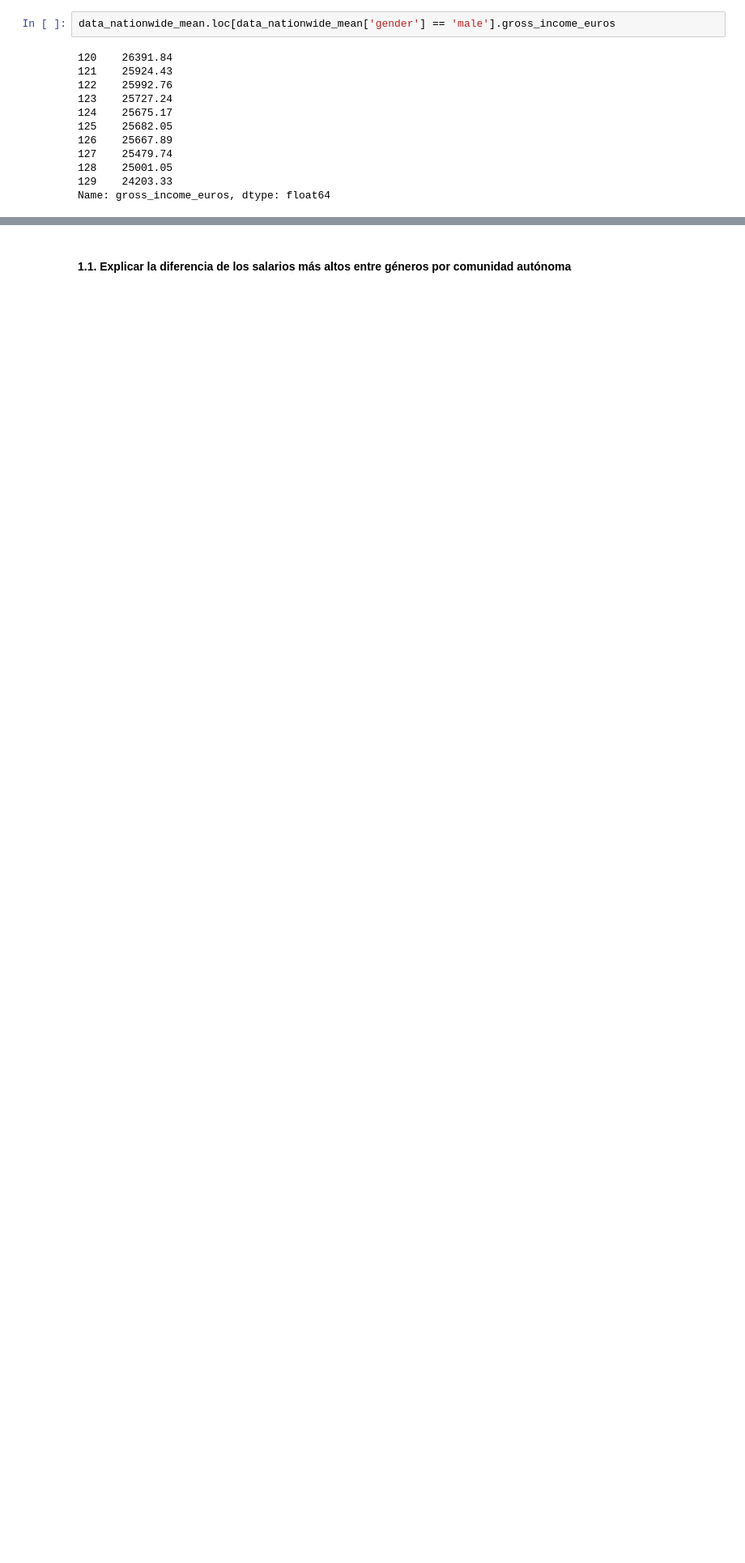
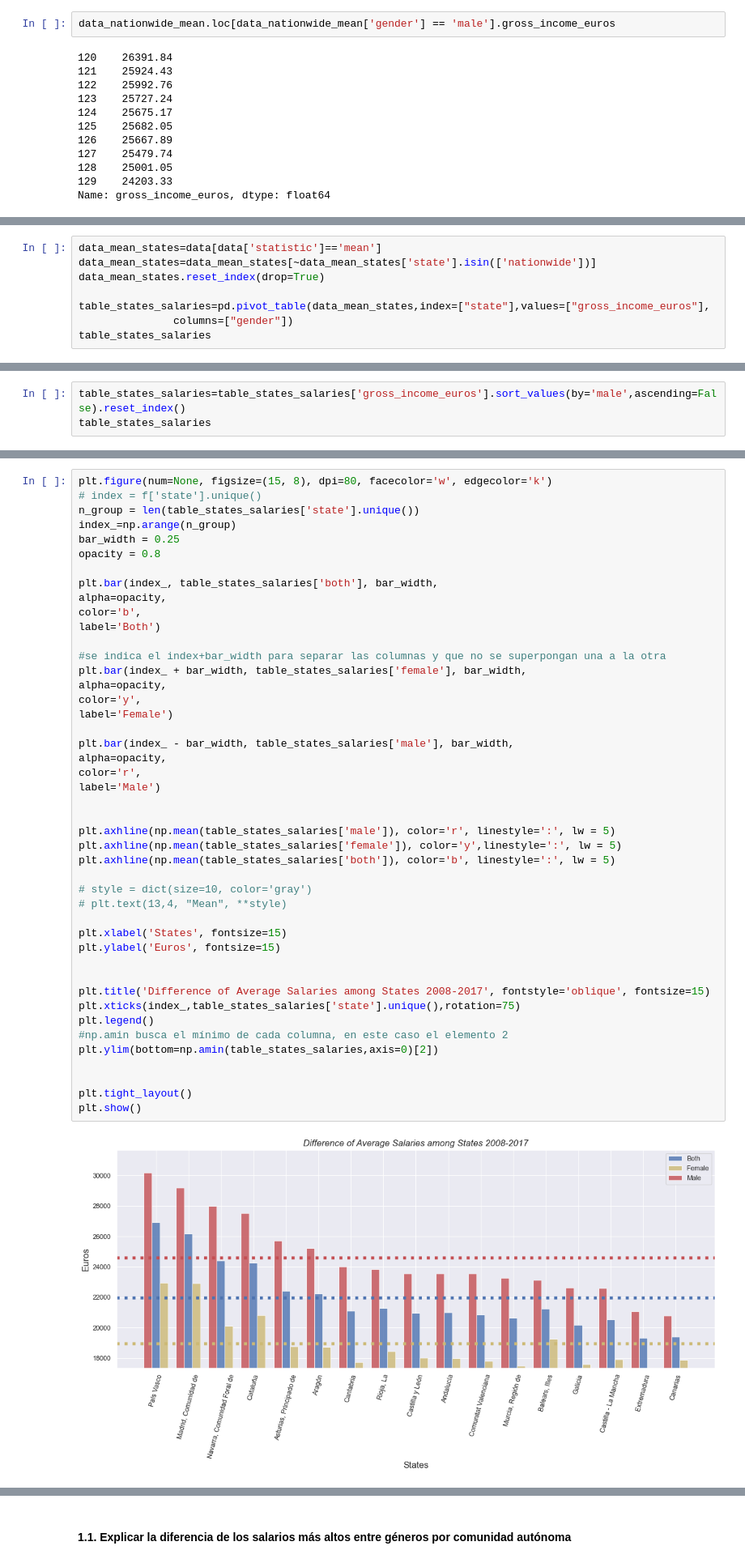
Before and after one commit to JulioPerez-ML/Udacity_first_project, a Jupyter notebook: Project_1_udacity.ipynb, the cells around one changed output, grey strips where cells are left out. Shown at 81% size. Drawn from its saved outputs; the diff is of its cells as text; blank space fills up the shorter version.

```diff
--- a/Project_1_udacity.ipynb
+++ b/Project_1_udacity.ipynb
@@ -175,0 +179,8 @@ plt.show()
+# %%
+data_mean_states=data[data['statistic']=='mean']
+data_mean_states=data_mean_states[~data_mean_states['state'].isin(['nationwide'])]
+data_mean_states.reset_index(drop=True)
+
+table_states_salaries=pd.pivot_table(data_mean_states,index=["state"],values=["gross_income_euros"],
+               columns=["gender"])
+table_states_salaries
@@ -175,0 +208,3 @@ plt.show()
+# %%
+table_states_salaries=table_states_salaries['gross_income_euros'].sort_values(by='male',ascending=False).reset_index()
+table_states_salaries
@@ -175,0 +230,47 @@ plt.show()
+# %%
+plt.figure(num=None, figsize=(15, 8), dpi=80, facecolor='w', edgecolor='k')
+# index = f['state'].unique()
+n_group = len(table_states_salaries['state'].unique())
+index_=np.arange(n_group)
+bar_width = 0.25
+opacity = 0.8
+
+plt.bar(index_, table_states_salaries['both'], bar_width,
+alpha=opacity,
+color='b',
+label='Both')
+
+#se indica el index+bar_width para separar las columnas y que no se superpongan una a la otra
+plt.bar(index_ + bar_width, table_states_salaries['female'], bar_width,
+alpha=opacity,
+color='y',
+label='Female')
+
+plt.bar(index_ - bar_width, table_states_salaries['male'], bar_width,
+alpha=opacity,
+color='r',
+label='Male')
+
+
+plt.axhline(np.mean(table_states_salaries['male']), color='r', linestyle=':', lw = 5)
+plt.axhline(np.mean(table_states_salaries['female']), color='y',linestyle=':', lw = 5)
+plt.axhline(np.mean(table_states_salaries['both']), color='b', linestyle=':', lw = 5)
+
+# style = dict(size=10, color='gray')
+# plt.text(13,4, "Mean", **style)
+
+plt.xlabel('States', fontsize=15)
+plt.ylabel('Euros', fontsize=15)
+
+
+plt.title('Difference of Average Salaries among States 2008-2017', fontstyle='oblique', fontsize=15)
+plt.xticks(index_,table_states_salaries['state'].unique(),rotation=75)
+plt.legend()
+#np.amin busca el mínimo de cada columna, en este caso el elemento 2
+plt.ylim(bottom=np.amin(table_states_salaries,axis=0)[2])
+
+
+plt.tight_layout()
+plt.show()
+# %% [output]
+[figure, added]
```
Also changed, not shown: parts of 22 cells of this notebook.
